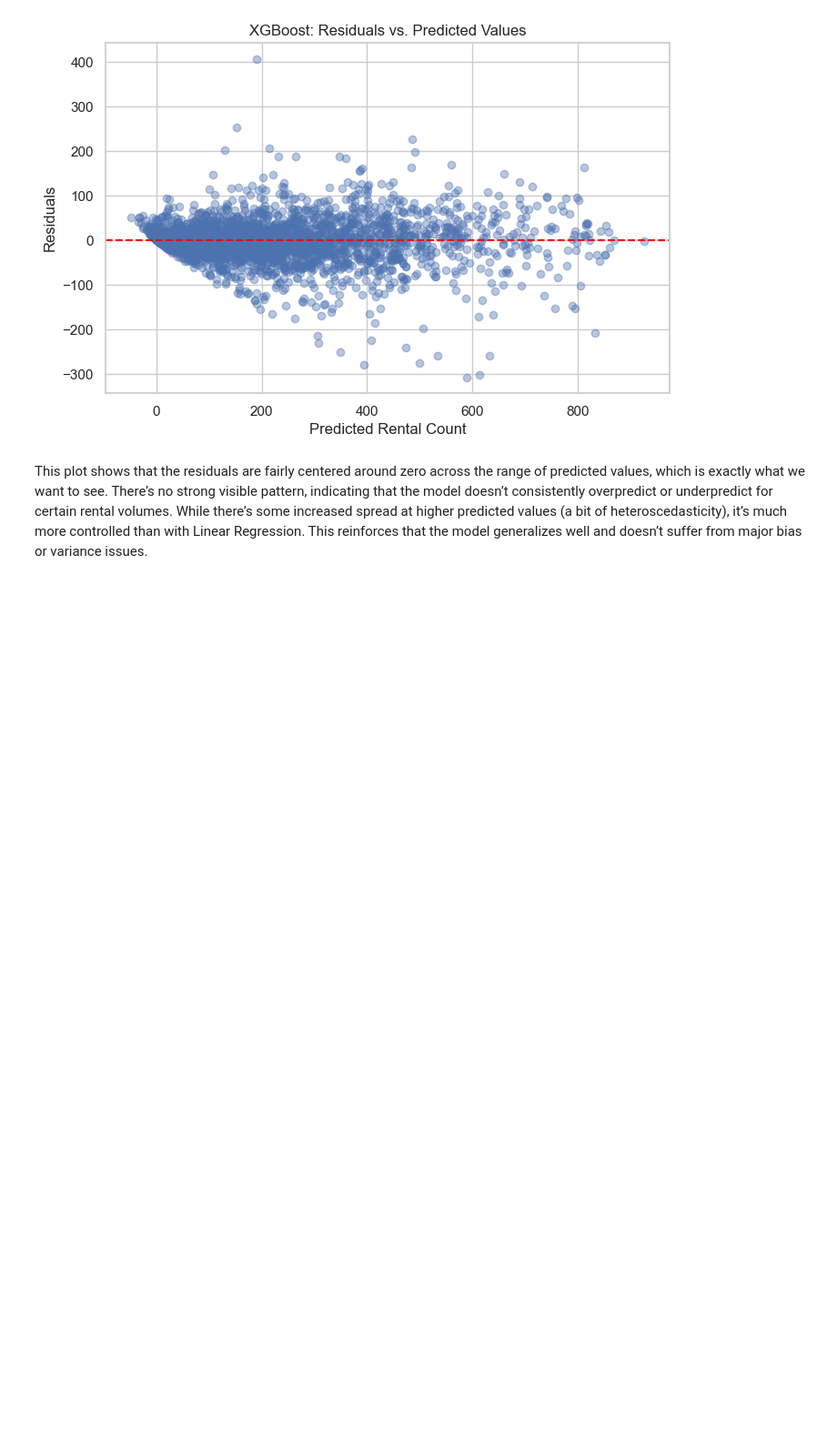
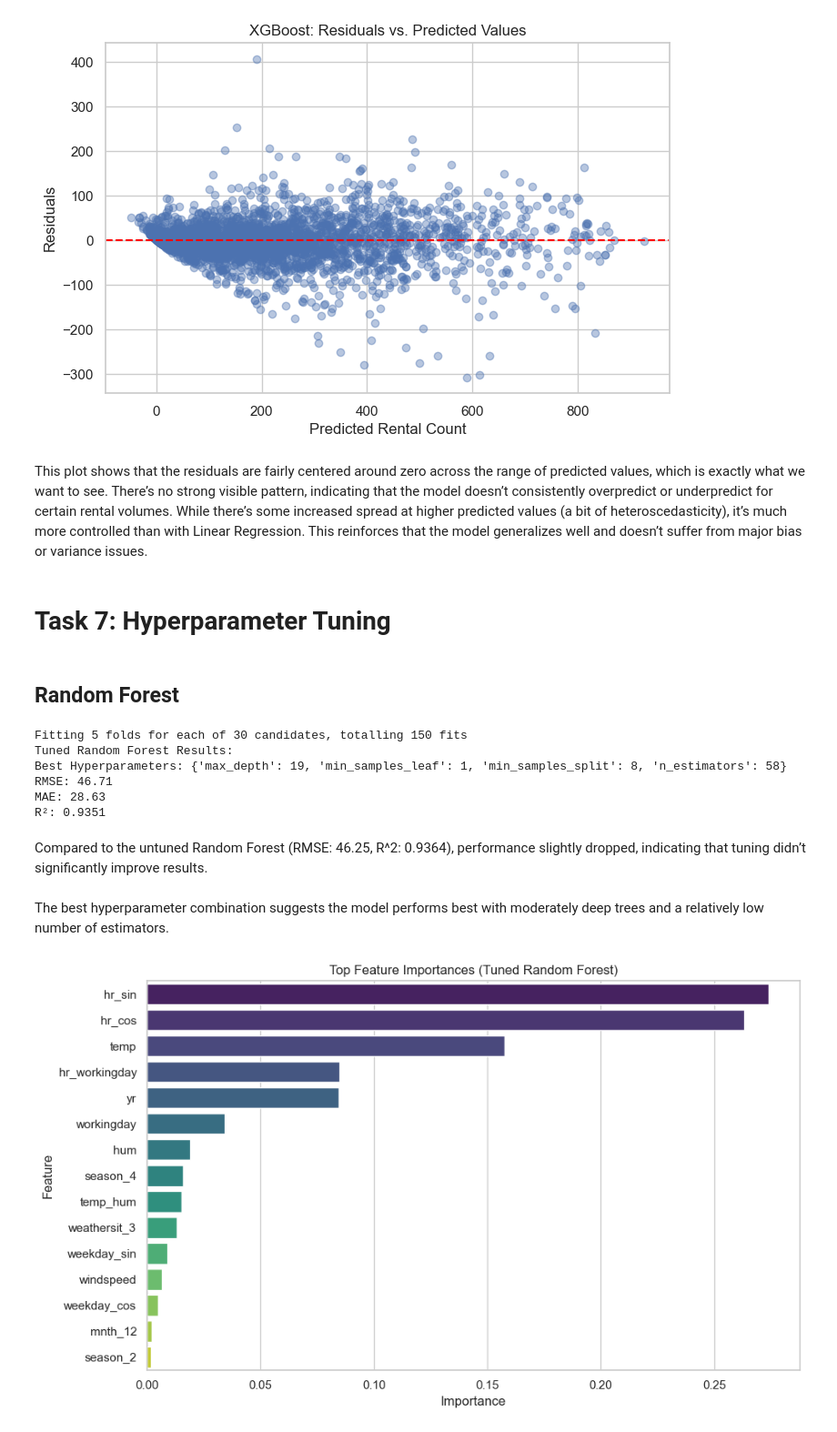
Before and after one commit to sofiagzzloz/ML-fundamentals-2025, a Jupyter notebook: assignmentII/assignment_2_sofia_gonzalez.ipynb, the cells around one changed output. Shown at 91% size. Cells and saved outputs as stored; diff of their text form; code cells hidden in the pictures; blank space fills up the shorter version.

Commit message:
Task 7

```diff
--- a/assignmentII/assignment_2_sofia_gonzalez.ipynb
+++ b/assignmentII/assignment_2_sofia_gonzalez.ipynb
@@ -626,3 +626,82 @@ plt.show()
 [figure]
 # %% [markdown]
 This plot shows that the residuals are fairly centered around zero across the range of predicted values, which is exactly what we want to see. There’s no strong visible pattern, indicating that the model doesn’t consistently overpredict or underpredict for certain rental volumes. While there’s some increased spread at higher predicted values (a bit of heteroscedasticity), it’s much more controlled than with Linear Regression. This reinforces that the model generalizes well and doesn’t suffer from major bias or variance issues.
+# %% [markdown]
+# Task 7: Hyperparameter Tuning
+# %% [markdown]
+## Random Forest
+# %%
+from sklearn.ensemble import RandomForestRegressor
+from sklearn.model_selection import RandomizedSearchCV
+from scipy.stats import randint
+import numpy as np
+
+# Define hyperparameter grid
+param_dist = {
+    'n_estimators': randint(50, 300),
+    'max_depth': randint(5, 30),
+    'min_samples_split': randint(2, 20),
+    'min_samples_leaf': randint(1, 10)
+}
+
+# Set up the RandomizedSearchCV
+random_search = RandomizedSearchCV(
+    estimator=RandomForestRegressor(random_state=42),
+    param_distributions=param_dist,
+    n_iter=30,
+    cv=5,
+    scoring='neg_root_mean_squared_error',
+    verbose=1,
+    n_jobs=-1,
+    random_state=42
+)
+
+# Fit the search
+random_search.fit(X_train, y_train)
+
+# Best model
+best_rf_model = random_search.best_estimator_
+
+# Predict on validation
+y_val_pred_rf_tuned = best_rf_model.predict(X_val)
+
+# Evaluate
+mse_rf_tuned = mean_squared_error(y_val, y_val_pred_rf_tuned)
+mae_rf_tuned = mean_absolute_error(y_val, y_val_pred_rf_tuned)
+rmse_rf_tuned = np.sqrt(mse_rf_tuned)
+r2_rf_tuned = r2_score(y_val, y_val_pred_rf_tuned)
+
+# Report results
+print("Tuned Random Forest Results:")
+print("Best Hyperparameters:", random_search.best_params_)
+print(f"RMSE: {rmse_rf_tuned:.2f}")
+print(f"MAE: {mae_rf_tuned:.2f}")
+print(f"R²: {r2_rf_tuned:.4f}")
+# %% [output]
+Fitting 5 folds for each of 30 candidates, totalling 150 fits
+Tuned Random Forest Results:
+Best Hyperparameters: {'max_depth': 19, 'min_samples_leaf': 1, 'min_samples_split': 8, 'n_estimators': 58}
+RMSE: 46.71
+MAE: 28.63
+R²: 0.9351
+# %% [markdown]
+Compared to the untuned Random Forest (RMSE: 46.25, R^2: 0.9364), performance slightly dropped, indicating that tuning didn’t significantly improve results.
+# %% [markdown]
+The best hyperparameter combination suggests the model performs best with moderately deep trees and a relatively low number of estimators.
+# %%
+# Feature importances from the tuned model
+importances = best_rf_model.feature_importances_
+feature_names = X_train.columns
+feature_importance_df = pd.DataFrame({'Feature': feature_names, 'Importance': importances})
+feature_importance_df.sort_values(by='Importance', ascending=False, inplace=True)
+
+# Plot top 15
+plt.figure(figsize=(10, 6))
+sns.barplot(data=feature_importance_df.head(15), x='Importance', y='Feature', palette='viridis')
+plt.title('Top Feature Importances (Tuned Random Forest)')
+plt.xlabel('Importance')
+plt.ylabel('Feature')
+plt.tight_layout()
+plt.show()
+# %% [output]
+[figure, added]
```
Also changed, not shown: parts of 28 cells of this notebook.
